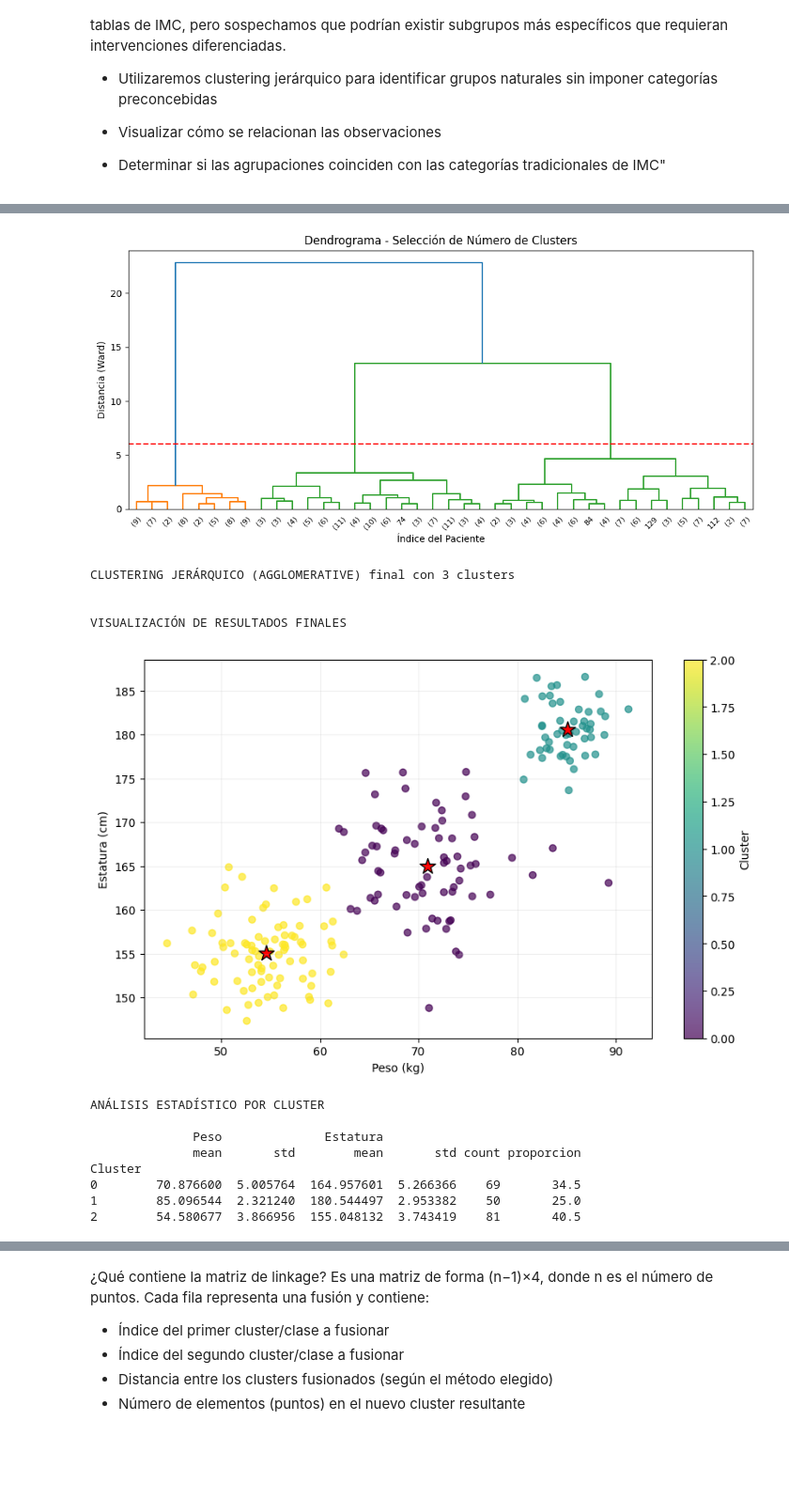
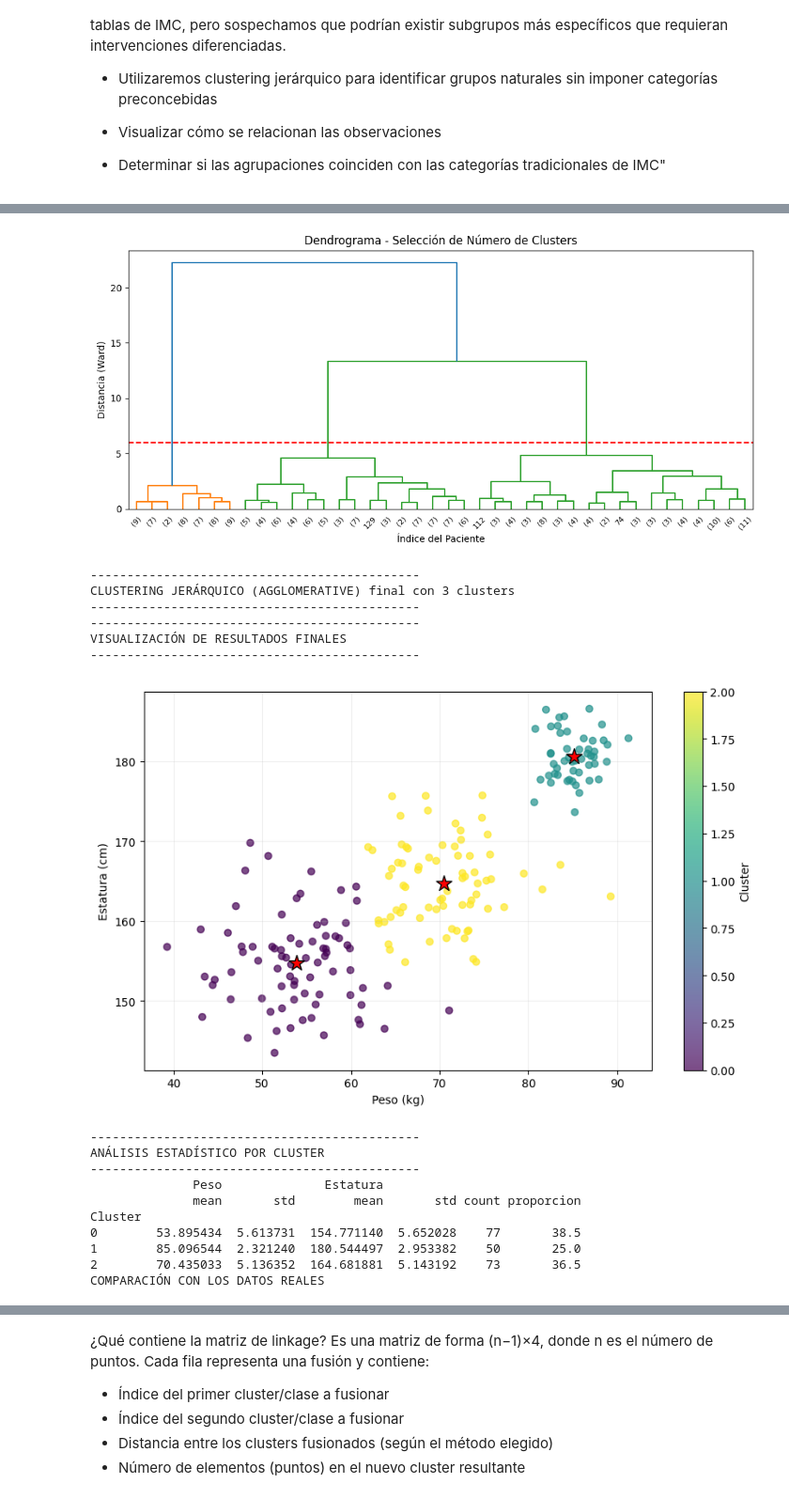
Before and after one commit to ednavivianasegura/AccesoImages, a Jupyter notebook: ModelosNoSupervisados.ipynb, the cells around one changed output, grey strips where cells are left out. Shown at 94% size. Saved outputs shown, nothing was run; the diff lists cells and outputs as text; code cells hidden in the pictures; blank space fills up the shorter version.

```diff
--- a/ModelosNoSupervisados.ipynb
+++ b/ModelosNoSupervisados.ipynb
@@ -92,33 +93,43 @@ Actualmente, la clínica clasifica manualmente a los pacientes en tres categorí
 
 * Determinar si las agrupaciones coinciden con las categorías tradicionales de IMC"
 # %%
-from itertools import count
 # =============================================
 # 1. GENERACIÓN Y PREPARACIÓN DE DATOS
 # =============================================
 
-print()
+print("---------------------------------------------")
 print('GENERACIÓN Y PREPARACIÓN DE DATOS')
-print()
+print("---------------------------------------------")
 
 # Semilla para reproducibilidad
 np.random.seed(42)
 
 # Grupo 1: personas más bajas y livianas
-pesos_g1 = np.random.normal(loc=55, scale=4, size=80)     # Media 55 kg, menos dispersión
-estaturas_g1 = np.random.normal(loc=155, scale=4, size=80)  # Media 155 cm
+pesos_g1 = np.random.normal(loc=55, scale=6, size=80)     # Media 55 kg, menos dispersión
+estaturas_g1 = np.random.normal(loc=155, scale=6, size=80)  # Media 155 cm
+grupo_g1 = np.full(80, 1)
 
 # Grupo 2: personas de talla media
 pesos_g2 = np.random.normal(loc=70, scale=5, size=70)     # Media 70 kg
 estaturas_g2 = np.random.normal(loc=165, scale=5, size=70)  # Media 165 cm
+grupo_g2 = np.full(70, 2)
 
 # Grupo 3: personas más altas y pesadas
 pesos_g3 = np.random.normal(loc=85, scale=3, size=50)     # Media 85 kg
 estaturas_g3 = np.random.normal(loc=180, scale=3, size=50)  # Media 180 cm
+grupo_g3 = np.full(50, 3)
 
 # Concatenar todos los datos
 pesos = np.concatenate([pesos_g1, pesos_g2, pesos_g3])
 estaturas = np.concatenate([estaturas_g1, estaturas_g2, estaturas_g3])
+grupos = np.concatenate([grupo_g1, grupo_g2, grupo_g3])
+
+# Crear DataFrame Inicial
+df_inicial = pd.DataFrame({
+    'Peso': pesos,
+    'Estatura': estaturas,
+    'Grupo': grupos
+})
 
 # Combinar las dos variables en una matriz de 200x2
 X = np.column_stack((pesos, estaturas))  # Cada fila es un paciente, columnas: [peso, estatura]
@@ -134,9 +145,9 @@ X_scaled = scaler.fit_transform(X)  # Aplica la transformación a los datos
 # 2. VISUALIZACIÓN INICIAL DE DATOS
 # =============================================
 
-print()
+print("---------------------------------------------")
 print('VISUALIZACIÓN BÁSICA INICIAL DE DATOS')
-print()
+print("---------------------------------------------")
 
 plt.figure(figsize=(10, 6))
 plt.scatter(
@@ -153,9 +164,9 @@ plt.show()
 # 3. CLUSTERING JERÁRQUICO (AGGLOMERATIVE) INICIAL
 # =============================================
 
-print()
+print("---------------------------------------------")
 print('CLUSTERING JERÁRQUICO (AGGLOMERATIVE) INICIAL')
-print()
+print("---------------------------------------------")
 
 
 # Configuración del modelo
@@ -177,9 +188,9 @@ etiquetas = cluster_jerarquico.fit_predict(X_scaled)  # Retorna un array con las
 # 4. VISUALIZACIÓN DE RESULTADOS
 # =============================================
 
-print()
+print("---------------------------------------------")
 print('VISUALIZACIÓN DE RESULTADOS POR CLUSTER')
-print()
+print("---------------------------------------------")
 
 plt.figure(figsize=(10, 6))
 # Graficar puntos coloreados por cluster
@@ -218,7 +229,7 @@ print()
 
 # Convertir a DataFrame para análisis
 df = pd.DataFrame(X, columns=['Peso', 'Estatura'])
-df['Cluster'] = etiquetas  # Añadir columna de clusters
+df['Cluster'] = np.round(etiquetas,0) # Añadir columna de clusters
 
 # Estadísticas descriptivas por cluster
 tabla= df.groupby('Cluster').agg({
@@ -243,9 +254,9 @@ print(tabla)
 # 6. DENDROGRAMA (SELECCIÓN DE NÚMERO DE CLUSTERS)
 # =============================================
 
-print()
+print("---------------------------------------------")
 print('DENDROGRAMA (SELECCIÓN DE NÚMERO DE CLUSTERS)')
-print()
+print("---------------------------------------------")
 
 # Calcular la matriz de linkage (pasos de fusión)
 Z = linkage(
@@ -278,9 +289,9 @@ plt.show()
 
 n_clust = 3
 
-print()
+print("---------------------------------------------")
 print(f'CLUSTERING JERÁRQUICO (AGGLOMERATIVE) final con {n_clust} clusters')
-print()
+print("---------------------------------------------")
 
 
 # Configuración del modelo
@@ -302,9 +313,9 @@ etiquetas = cluster_jerarquico.fit_predict(X_scaled)  # Retorna un array con las
 # 8. VISUALIZACIÓN DE RESULTADOS FINALES
 # =============================================
 
-print()
+print("---------------------------------------------")
 print('VISUALIZACIÓN DE RESULTADOS FINALES')
-print()
+print("---------------------------------------------")
 
 plt.figure(figsize=(10, 6))
 # Graficar puntos coloreados por cluster
@@ -337,9 +348,9 @@ plt.show()
 # 9. ANÁLISIS ESTADÍSTICO POR CLUSTER
 # =============================================
 
-print()
+print("---------------------------------------------")
 print('ANÁLISIS ESTADÍSTICO POR CLUSTER')
-print()
+print("---------------------------------------------")
 
 # Convertir a DataFrame para análisis
 df = pd.DataFrame(X, columns=['Peso', 'Estatura'])
@@ -363,4 +374,11 @@ proporcion = ((conteo / total).round(3))*100  # Redondear a 4 decimales
 tabla[('Estatura', 'proporcion')] = proporcion
 
 print(tabla)
+
+print('COMPARACIÓN CON LOS DATOS REALES')
+
+df_inicial.groupby('Grupo').agg({
+    'Peso': ['mean', 'std'],      # Media y desviación estándar del peso
+    'Estatura': ['mean', 'std', 'count']   # Media, desviación estándar de la estatura y conteo
+})
 # %% [output]
@@ -386,14 +409,18 @@ DENDROGRAMA (SELECCIÓN DE NÚMERO DE CLUSTERS)
-[figure, old version]
+[figure, new version]
+---------------------------------------------
 CLUSTERING JERÁRQUICO (AGGLOMERATIVE) final con 3 clusters
-
-
+---------------------------------------------
+---------------------------------------------
 VISUALIZACIÓN DE RESULTADOS FINALES
+---------------------------------------------
-[figure, old version]
+[figure, new version]
+---------------------------------------------
 ANÁLISIS ESTADÍSTICO POR CLUSTER
-
+---------------------------------------------
               Peso              Estatura
               mean       std        mean       std count proporcion
 Cluster
-0        70.876600  5.005764  164.957601  5.266366    69       34.5
+0        53.895434  5.613731  154.771140  5.652028    77       38.5
 1        85.096544  2.321240  180.544497  2.953382    50       25.0
-2        54.580677  3.866956  155.048132  3.743419    81       40.5
+2        70.435033  5.136352  164.681881  5.143192    73       36.5
+COMPARACIÓN CON LOS DATOS REALES
```
Also changed, not shown: parts of 2 cells of this notebook.
